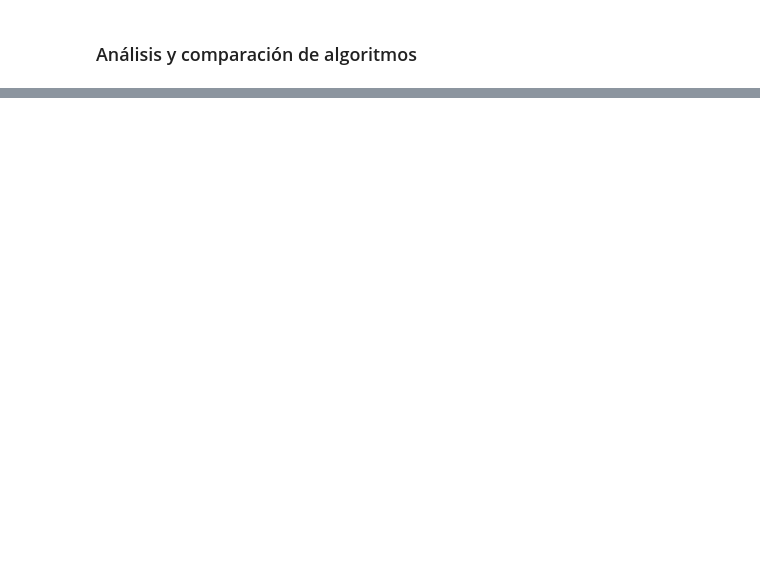
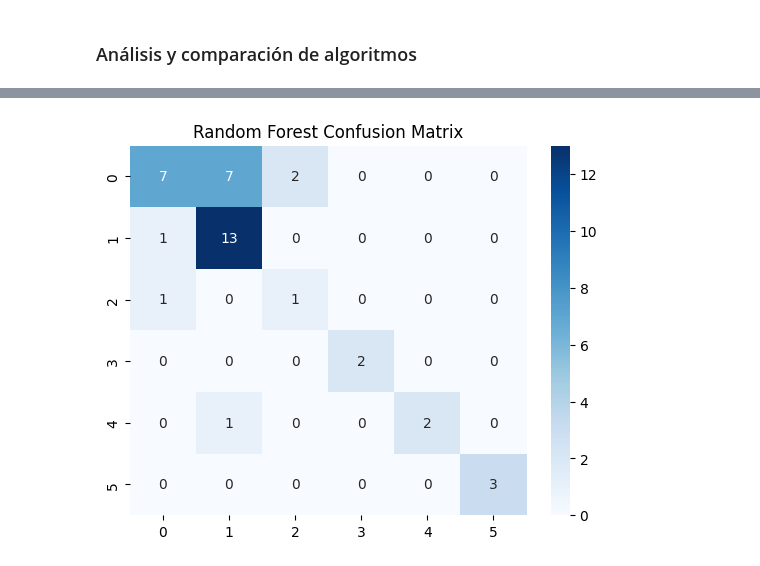
Before and after one commit to sva-alt/los-artificios-glass-dataset, a Jupyter notebook: glass.ipynb, the cells around one changed output, grey strips where cells are left out. Cells and saved outputs as stored; diff of their text form; code cells hidden in the pictures; blank space fills up the shorter version.

```diff
--- a/glass.ipynb
+++ b/glass.ipynb
@@ -272,2 +297,16 @@ Fe es menos asimétrica
 # %% [markdown]
 ##### Algortimo \#1
+# %%
+name = "Logistic Regression"
+LR_model = LogisticRegression(max_iter=5000, random_state=10)
+
+start = time()
+LR_model.fit(X_train, y_train)
+y_pred = LR_model.predict(X_test)
+t_elapsed = time() - start
+
+print(f"Model: {name}")
+print(f"Accuracy: {accuracy_score(y_test, y_pred):.4f}")
+print(f"Time: {t_elapsed:.4f} seconds")
+print(classification_report(y_test, y_pred))
+print("=" * 60)
@@ -274,2 +331,16 @@ Fe es menos asimétrica
 # %% [markdown]
 ##### Algoritmo #2
+# %%
+name = "Random Forest"
+RF_model = RandomForestClassifier(random_state=10)
+
+start = time()
+RF_model.fit(X_train, y_train)
+y_pred = RF_model.predict(X_test)
+t_elapsed = time() - start
+
+print(f"Model: {name}")
+print(f"Accuracy: {accuracy_score(y_test, y_pred):.4f}")
+print(f"Time: {t_elapsed:.4f} seconds")
+print(classification_report(y_test, y_pred))
+print("=" * 60)
@@ -281,0 +409,8 @@ Fe es menos asimétrica
+# %%
+y_pred = RF_model.predict(X_test)
+cm = confusion_matrix(y_test, y_pred)
+sns.heatmap(cm, annot=True, fmt='d', cmap='Blues')
+plt.title('Random Forest Confusion Matrix')
+plt.show()
+# %% [output]
+[figure, added]
```
Also changed, not shown: parts of 25 cells of this notebook.
